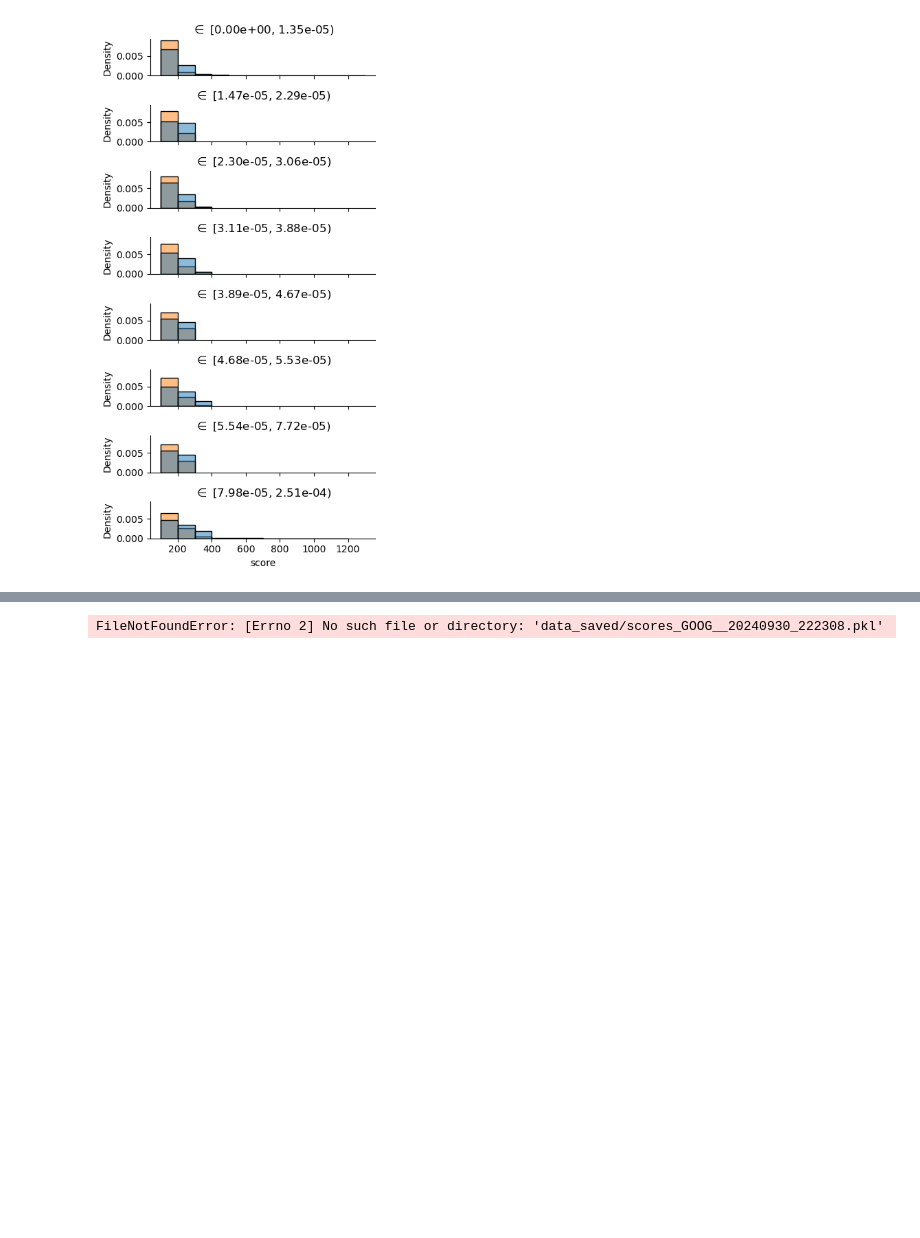
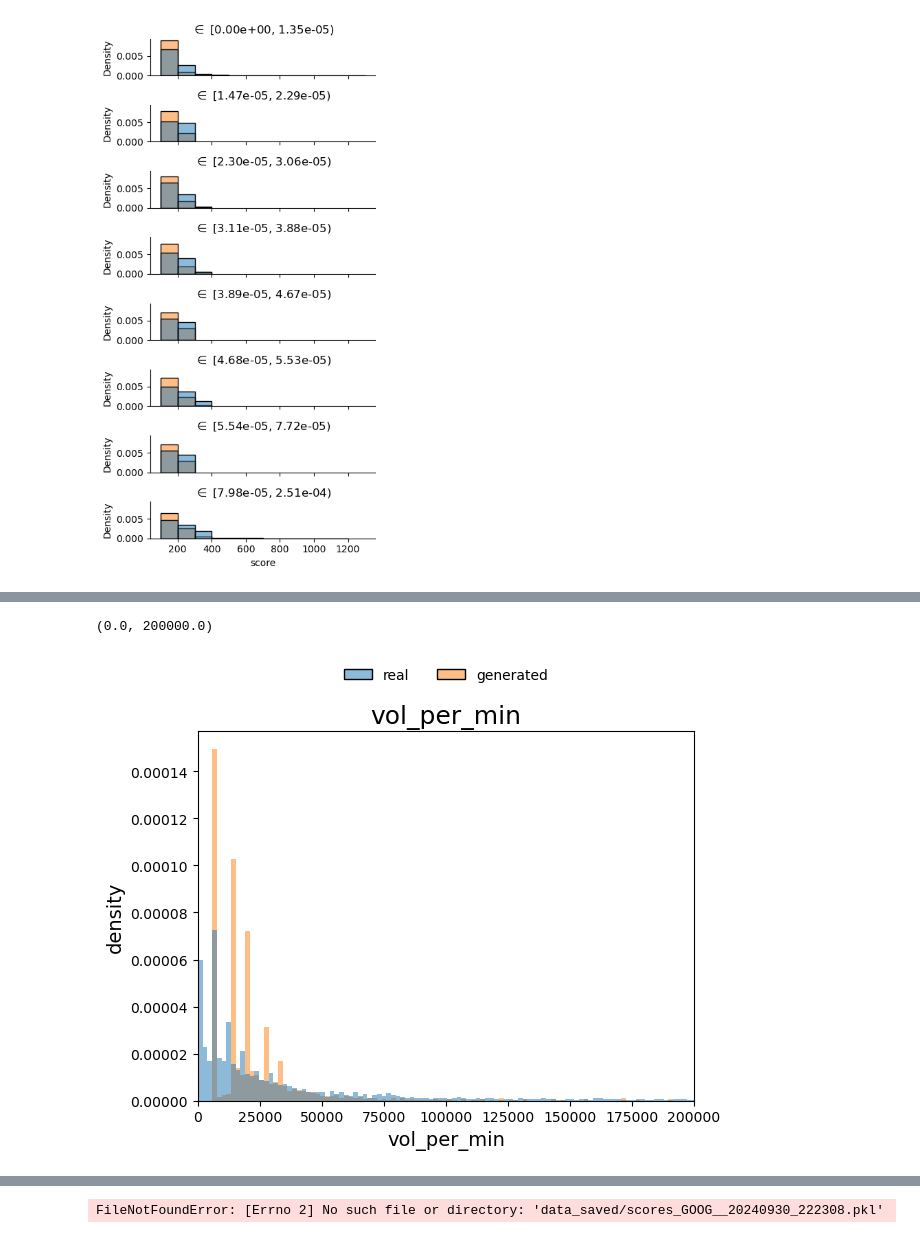
Before and after one commit to anon-ml-review/lob_bench_review, a Jupyter notebook: benchmark.ipynb, the cells around one changed output, grey strips where cells are left out. Saved outputs shown, nothing was run; the diff lists cells and outputs as text; code cells hidden in the pictures; blank space fills up the shorter version.

```diff
--- a/benchmark.ipynb
+++ b/benchmark.ipynb
@@ -226,3 +290,21 @@ scoring_config_dict_cond = {
+# %%
+scoring_config_dict = {
+    # "vol_per_min": {
+    #     "fn": lambda m, b: eval.volume_per_minute(m, b).values,
+    # },
+    # "ofi": {
+    #     "fn": lambda m, b: eval.orderflow_imbalance(m, b).values,
+    # },
+    "ofi_up": {
+        "fn": lambda m, b: eval.orderflow_imbalance_cond_tick(m, b, 1).values,
+    },
+    "ofi_stay": {
+        "fn": lambda m, b: eval.orderflow_imbalance_cond_tick(m, b, 0).values,
+    },
+    "ofi_down": {
+        "fn": lambda m, b: eval.orderflow_imbalance_cond_tick(m, b, -1).values,
+    },
+}
 # %%
 scores, score_dfs, plot_fns = scoring.run_benchmark(
     loader,
@@ -247,0 +368,8 @@ scores_bench, score_dfs_bench, plot_fns_bench = scoring.run_benchmark(
+# %%
+import matplotlib.pyplot as plt
+
+plot_fns_bench["vol_per_min"]("vol_per_min", plt.gca())
+plt.xlim(0., 0.2*1e6)
+# %% [output]
+(0.0, 200000.0)
+[figure, added]
```
Also changed, not shown: parts of 11 cells of this notebook, 8 other files.
